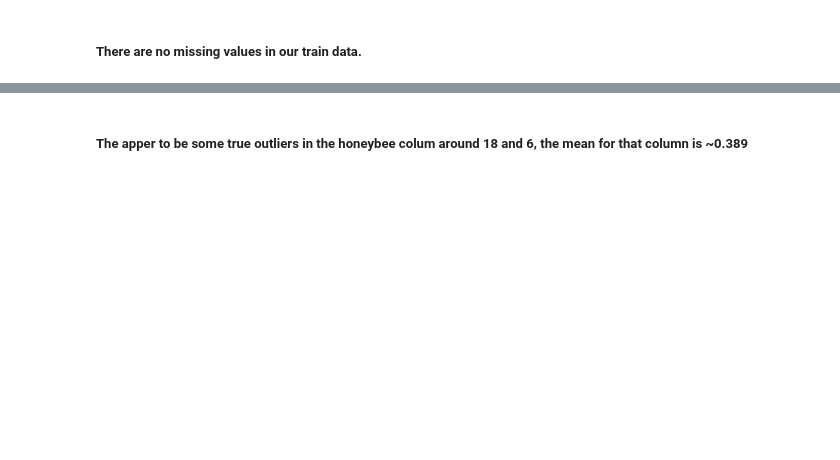
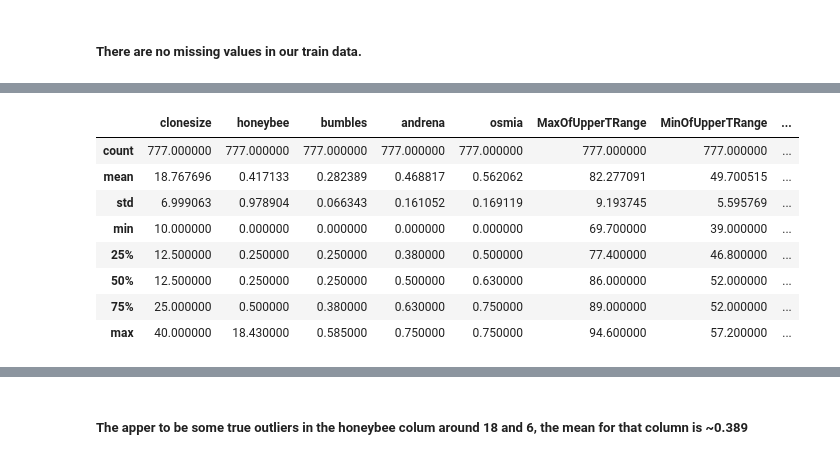
Before and after one commit to mnokno/WildBlueberryYieldPrediction, a Jupyter notebook: WildBlueberryYieldPrediction/src/WildBlueberryYieldPrediction.ipynb, the cells around one changed output, grey strips where cells are left out. Saved outputs shown, nothing was run; the diff lists cells and outputs as text; code cells hidden in the pictures; blank space fills up the shorter version.

```diff
--- a/WildBlueberryYieldPrediction/src/WildBlueberryYieldPrediction.ipynb
+++ b/WildBlueberryYieldPrediction/src/WildBlueberryYieldPrediction.ipynb
@@ -42,0 +110,12 @@ df_train.describe()
+# %%
+df_og.describe()
+# %% [output]
+|  | clonesize | honeybee | bumbles | andrena | osmia | MaxOfUpperTRange | MinOfUpperTRange | ... |
+| count | 777.000000 | 777.000000 | 777.000000 | 777.000000 | 777.000000 | 777.000000 | 777.000000 | ... |
+| mean | 18.767696 | 0.417133 | 0.282389 | 0.468817 | 0.562062 | 82.277091 | 49.700515 | ... |
+| std | 6.999063 | 0.978904 | 0.066343 | 0.161052 | 0.169119 | 9.193745 | 5.595769 | ... |
+| min | 10.000000 | 0.000000 | 0.000000 | 0.000000 | 0.000000 | 69.700000 | 39.000000 | ... |
+| 25% | 12.500000 | 0.250000 | 0.250000 | 0.380000 | 0.500000 | 77.400000 | 46.800000 | ... |
+| 50% | 12.500000 | 0.250000 | 0.250000 | 0.500000 | 0.630000 | 86.000000 | 52.000000 | ... |
+| 75% | 25.000000 | 0.500000 | 0.380000 | 0.630000 | 0.750000 | 89.000000 | 52.000000 | ... |
+| max | 40.000000 | 18.430000 | 0.585000 | 0.750000 | 0.750000 | 94.600000 | 57.200000 | ... |
```
Also changed, not shown: parts of 22 cells of this notebook, 1 other file.
